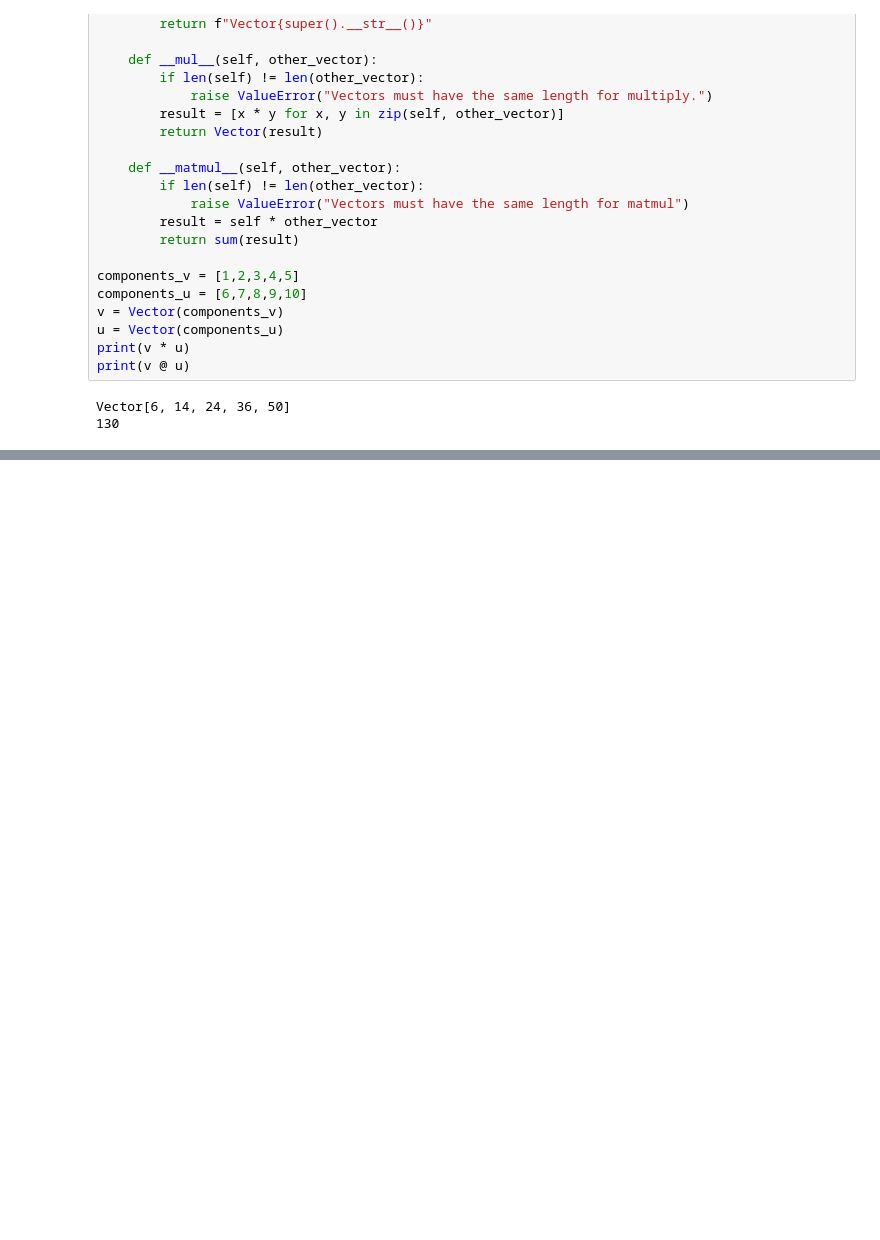
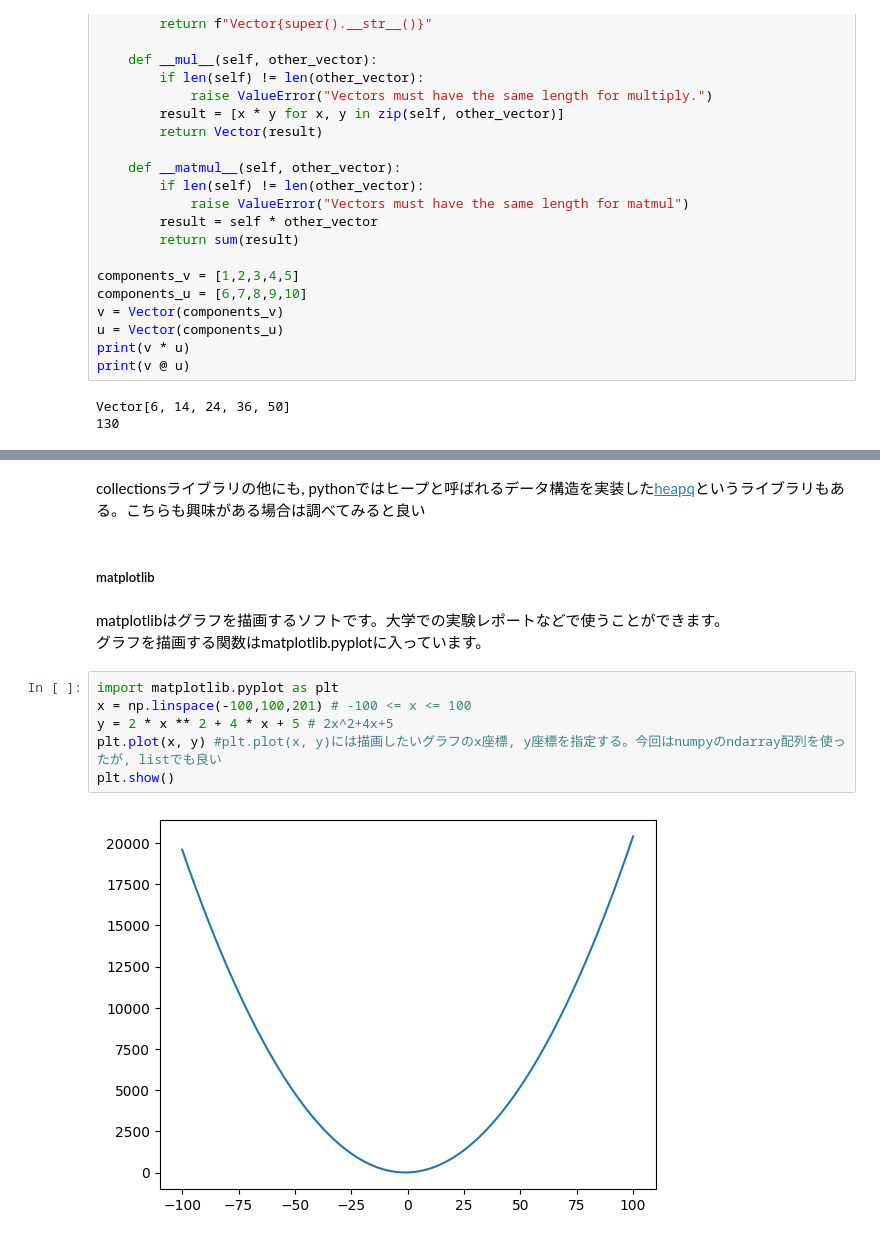
Before and after one commit to SuperHotDogCat/PYTHONWORKSHOP, a Jupyter notebook: python_workshop.ipynb, the cells around one changed output, grey strips where cells are left out. Saved outputs shown, nothing was run; the diff lists cells and outputs as text; blank space fills up the shorter version.

```diff
--- a/python_workshop.ipynb
+++ b/python_workshop.ipynb
@@ -1145,0 +1479,15 @@ Vector[6, 14, 24, 36, 50]
+# %% [markdown]
+collectionsライブラリの他にも, pythonではヒープと呼ばれるデータ構造を実装した[heapq](https://docs.python.org/ja/3/library/heapq.html)というライブラリもある。こちらも興味がある場合は調べてみると良い<br>
+# %% [markdown]
+##### matplotlib
+# %% [markdown]
+matplotlibはグラフを描画するソフトです。大学での実験レポートなどで使うことができます。<br>
+グラフを描画する関数はmatplotlib.pyplotに入っています。<br>
+# %%
+import matplotlib.pyplot as plt
+x = np.linspace(-100,100,201) # -100 <= x <= 100
+y = 2 * x ** 2 + 4 * x + 5 # 2x^2+4x+5
+plt.plot(x, y) #plt.plot(x, y)には描画したいグラフのx座標, y座標を指定する。今回はnumpyのndarray配列を使ったが, listでも良い
+plt.show()
+# %% [output]
+[figure, added]
```
Also changed, not shown: parts of 68 cells of this notebook.
